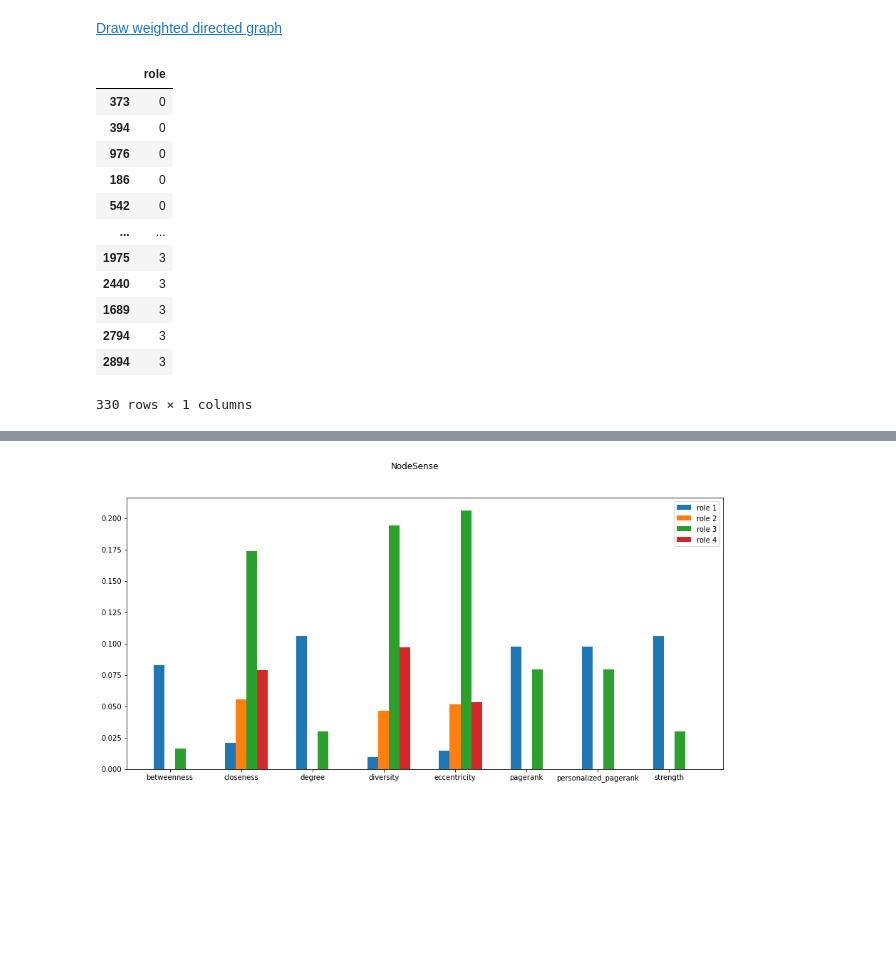
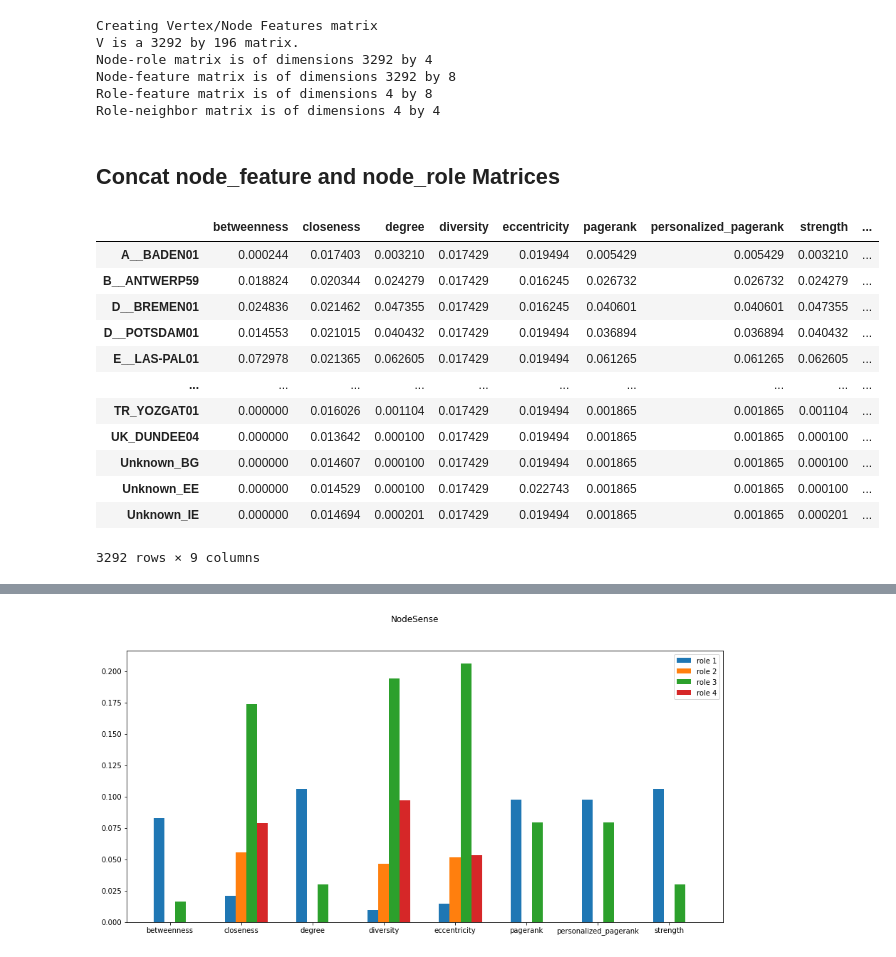
Before and after one commit to liangyufc/rolx-erasmus, a Jupyter notebook: old_src/sensemaking.ipynb, the cells around one changed output, grey strips where cells are left out. Drawn from its saved outputs; the diff is of its cells as text; code cells hidden in the pictures; blank space fills up the shorter version.

```diff
--- a/old_src/sensemaking.ipynb
+++ b/old_src/sensemaking.ipynb
@@ -97,2 +20,0 @@ G = igraph.Graph.from_networkx(g)
-# %% [markdown]
-[Draw weighted directed graph](https://stackoverflow.com/questions/20133479/how-to-draw-directed-graphs-using-networkx-in-python)
@@ -141,17 +21,41 @@ def extract_rolx_roles(G, n_roles=2):
-# %%
-df_draw = df_node_role.iloc[selected_indices].copy()
-display(df_draw)
-# %% [output]
-|  | role |
-| 373 | 0 |
-| 394 | 0 |
-| 976 | 0 |
-| 186 | 0 |
-| 542 | 0 |
-| ... | ... |
-| 1975 | 3 |
-| 2440 | 3 |
-| 1689 | 3 |
-| 2794 | 3 |
-| 2894 | 3 |
-330 rows × 1 columns
+# %%
+V, H, M, K, Q = extract_rolx_roles(G, n_roles=4)
+# %% [output]
+Creating Vertex/Node Features matrix
+V is a 3292 by 196 matrix.
+Node-role matrix is of dimensions 3292 by 4
+Node-feature matrix is of dimensions 3292 by 8
+Role-feature matrix is of dimensions 4 by 8
+Role-neighbor matrix is of dimensions 4 by 4
+# %% [markdown]
+## Concat node_feature and node_role Matrices
+# %%
+node_role_percentage = np.asarray(H)
+# df_node_role = pd.DataFrame(index=np.arange(H.shape[0]),columns=['role'])
+df_node_role = pd.DataFrame(index=list(G_nx.nodes),columns=['role'])
+for i, node in enumerate(node_role_percentage):
+    r = np.argmax(node)
+    df_node_role.iloc[i] = r
+
+features = [ 'betweenness', 'closeness', 'degree', 'diversity', 'eccentricity', 'pagerank', 'personalized_pagerank', 'strength' ]
+df_node_feature = pd.DataFrame(data=M, index=list(G_nx.nodes), columns=features)
+
+df_node_feature_role = pd.concat([df_node_feature, df_node_role], axis=1)
+display(df_node_feature_role)
+
+# save the file
+# df_node_feature_role.to_csv('../data/node_feature_role.csv')
+# %% [output]
+|  | betweenness | closeness | degree | diversity | eccentricity | pagerank | personalized_pagerank | strength | ... |
+| A__BADEN01 | 0.000244 | 0.017403 | 0.003210 | 0.017429 | 0.019494 | 0.005429 | 0.005429 | 0.003210 | ... |
+| B__ANTWERP59 | 0.018824 | 0.020344 | 0.024279 | 0.017429 | 0.016245 | 0.026732 | 0.026732 | 0.024279 | ... |
+| D__BREMEN01 | 0.024836 | 0.021462 | 0.047355 | 0.017429 | 0.016245 | 0.040601 | 0.040601 | 0.047355 | ... |
+| D__POTSDAM01 | 0.014553 | 0.021015 | 0.040432 | 0.017429 | 0.019494 | 0.036894 | 0.036894 | 0.040432 | ... |
+| E__LAS-PAL01 | 0.072978 | 0.021365 | 0.062605 | 0.017429 | 0.019494 | 0.061265 | 0.061265 | 0.062605 | ... |
+| ... | ... | ... | ... | ... | ... | ... | ... | ... | ... |
+| TR_YOZGAT01 | 0.000000 | 0.016026 | 0.001104 | 0.017429 | 0.019494 | 0.001865 | 0.001865 | 0.001104 | ... |
+| UK_DUNDEE04 | 0.000000 | 0.013642 | 0.000100 | 0.017429 | 0.019494 | 0.001865 | 0.001865 | 0.000100 | ... |
+| Unknown_BG | 0.000000 | 0.014607 | 0.000100 | 0.017429 | 0.019494 | 0.001865 | 0.001865 | 0.000100 | ... |
+| Unknown_EE | 0.000000 | 0.014529 | 0.000100 | 0.017429 | 0.022743 | 0.001865 | 0.001865 | 0.000100 | ... |
+| Unknown_IE | 0.000000 | 0.014694 | 0.000201 | 0.017429 | 0.019494 | 0.001865 | 0.001865 | 0.000201 | ... |
+3292 rows × 9 columns
```
Also changed, not shown: parts of 27 cells of this notebook, 1 other file.
